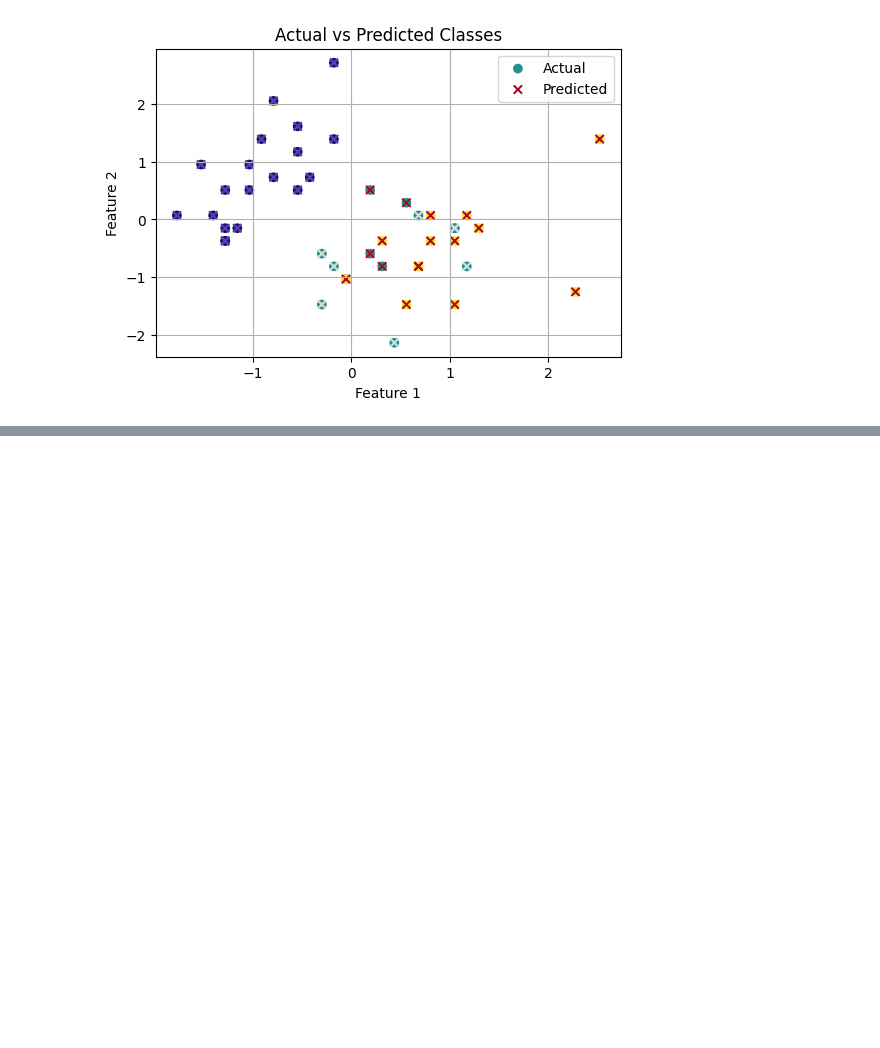
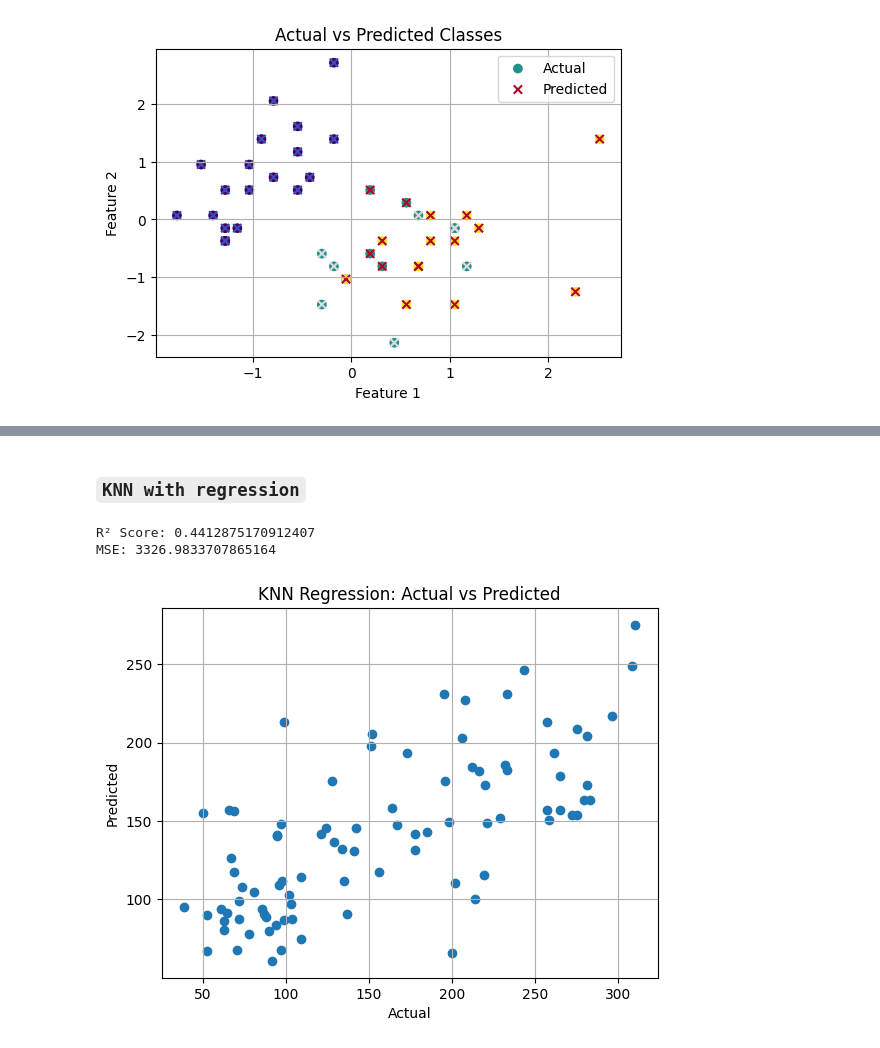
Before and after one commit to Tanish-Sarkar/ML-with-Python-and-ScikitLearn, a Jupyter notebook: 01-Basics/K_Nearest_Neighbor.ipynb, the cells around one changed output, grey strips where cells are left out. Cells and saved outputs as stored; diff of their text form; code cells hidden in the pictures; blank space fills up the shorter version.

```diff
--- a/01-Basics/K_Nearest_Neighbor.ipynb
+++ b/01-Basics/K_Nearest_Neighbor.ipynb
@@ -139,0 +182,39 @@ plt.show()
+# %% [markdown]
+### **`KNN with regression`**
+# %%
+from sklearn.datasets import load_diabetes
+from sklearn.model_selection import train_test_split
+from sklearn.neighbors import KNeighborsRegressor
+from sklearn.metrics import mean_squared_error, r2_score
+import matplotlib.pyplot as plt
+
+# Load data
+data = load_diabetes()
+X = data.data
+y = data.target
+
+# Split
+X_train, X_test, y_train, y_test = train_test_split(X, y, test_size=0.2)
+
+# Model
+model = KNeighborsRegressor(n_neighbors=5)
+model.fit(X_train, y_train)
+
+# Predict
+y_pred = model.predict(X_test)
+
+# Evaluate
+print("R² Score:", r2_score(y_test, y_pred))
+print("MSE:", mean_squared_error(y_test, y_pred))
+
+# Plot
+plt.scatter(y_test, y_pred)
+plt.xlabel("Actual")
+plt.ylabel("Predicted")
+plt.title("KNN Regression: Actual vs Predicted")
+plt.grid()
+plt.show()
+# %% [output]
+R² Score: 0.4412875170912407
+MSE: 3326.9833707865164
+[figure, added]
```
Also changed, not shown: parts of 3 cells of this notebook.
